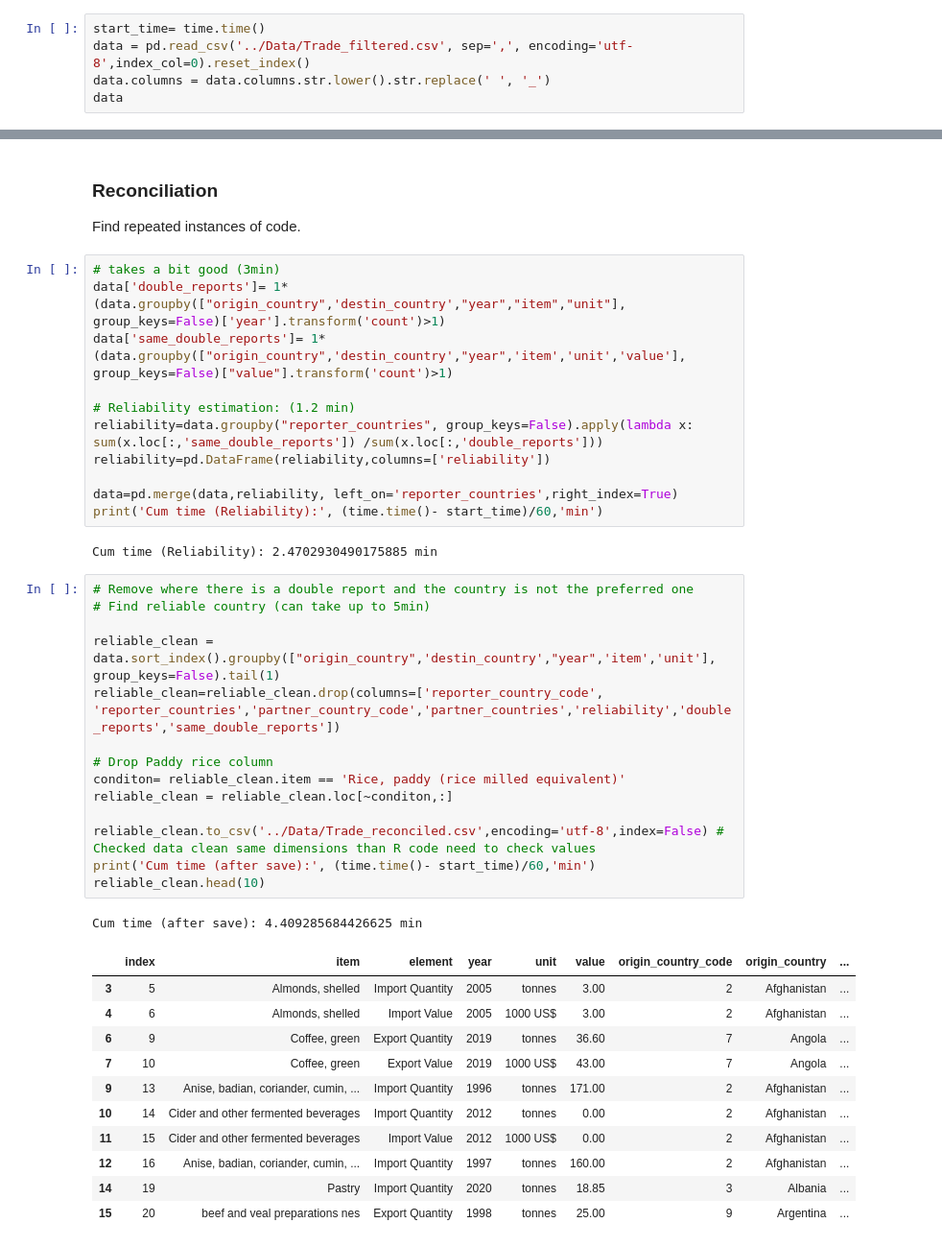
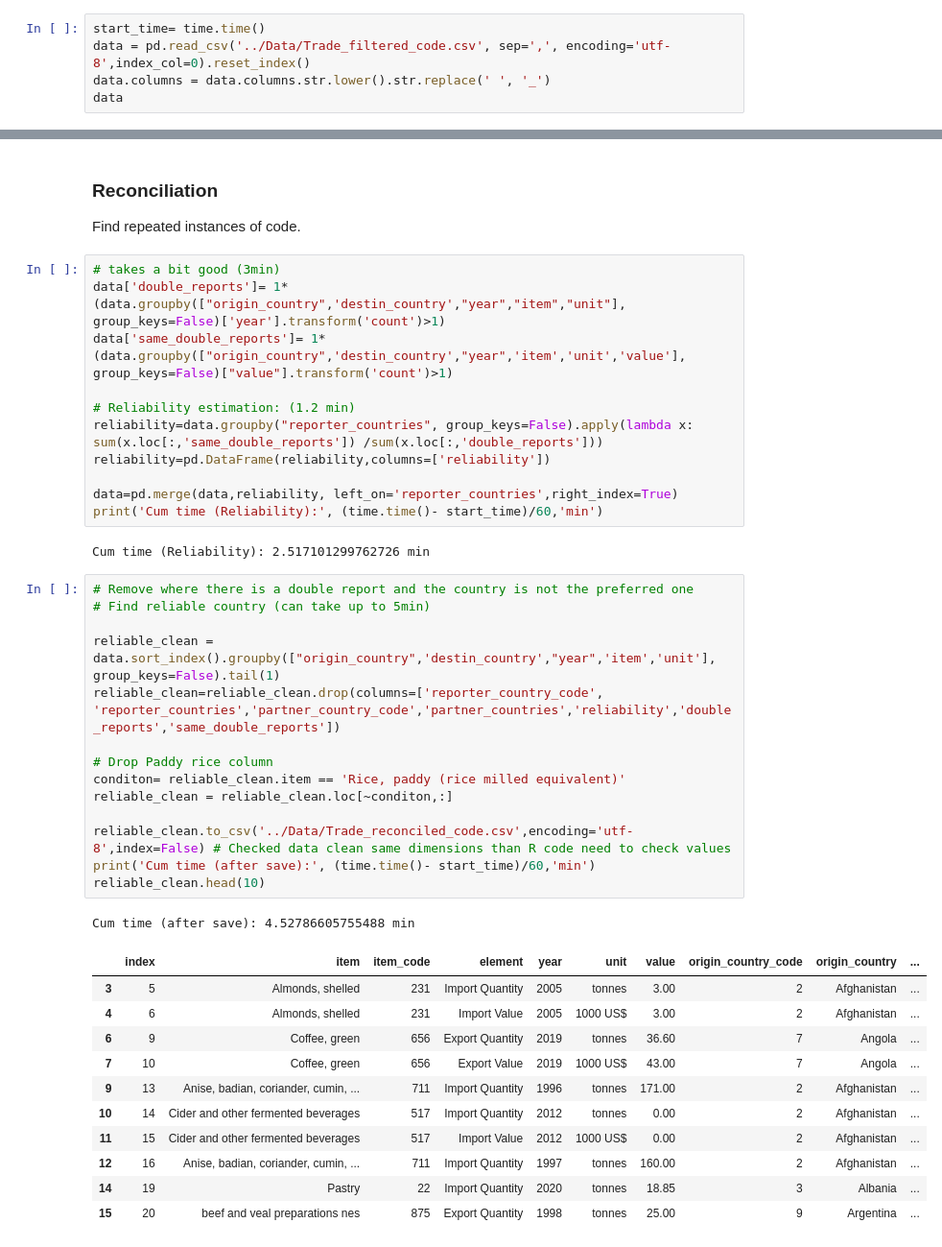
Before and after one commit to AFosch/Food_trade, a Jupyter notebook: Scripts/2_Reconcile.ipynb, the cells around one changed output, grey strips where cells are left out. Shown at 96% size. Drawn from its saved outputs; the diff is of its cells as text.

```diff
--- a/Scripts/2_Reconcile.ipynb
+++ b/Scripts/2_Reconcile.ipynb
@@ -6,7 +6,7 @@ import numpy as np
 import time
 # %%
 start_time= time.time()
-data = pd.read_csv('../Data/Trade_filtered.csv', sep=',', encoding='utf-8',index_col=0).reset_index()
+data = pd.read_csv('../Data/Trade_filtered_code.csv', sep=',', encoding='utf-8',index_col=0).reset_index()
 data.columns = data.columns.str.lower().str.replace(' ', '_')
 data
 # %% [output]
@@ -63,33 +63,33 @@ reliability=pd.DataFrame(reliability,columns=['reliability'])
 data=pd.merge(data,reliability, left_on='reporter_countries',right_index=True)
 print('Cum time (Reliability):', (time.time()- start_time)/60,'min')
 # %% [output]
-Cum time (Reliability): 2.4702930490175885 min
+Cum time (Reliability): 2.517101299762726 min
 # %%
 # Remove where there is a double report and the country is not the preferred one
 # Find reliable country (can take up to 5min)
 
 reliable_clean = data.sort_index().groupby(["origin_country",'destin_country',"year",'item','unit'], group_keys=False).tail(1)
 reliable_clean=reliable_clean.drop(columns=['reporter_country_code', 'reporter_countries','partner_country_code','partner_countries','reliability','double_reports','same_double_reports'])
 
 # Drop Paddy rice column
 conditon= reliable_clean.item == 'Rice, paddy (rice milled equivalent)'
 reliable_clean = reliable_clean.loc[~conditon,:]
 
-reliable_clean.to_csv('../Data/Trade_reconciled.csv',encoding='utf-8',index=False) # Checked data clean same dimensions than R code need to check values
+reliable_clean.to_csv('../Data/Trade_reconciled_code.csv',encoding='utf-8',index=False) # Checked data clean same dimensions than R code need to check values
 print('Cum time (after save):', (time.time()- start_time)/60,'min')
 reliable_clean.head(10)
 # %% [output]
-Cum time (after save): 4.409285684426625 min
+Cum time (after save): 4.52786605755488 min
-|  | index | item | element | year | unit | value | origin_country_code | origin_country | ... |
-| 3 | 5 | Almonds, shelled | Import Quantity | 2005 | tonnes | 3.00 | 2 | Afghanistan | ... |
-| 4 | 6 | Almonds, shelled | Import Value | 2005 | 1000 US$ | 3.00 | 2 | Afghanistan | ... |
-| 6 | 9 | Coffee, green | Export Quantity | 2019 | tonnes | 36.60 | 7 | Angola | ... |
-| 7 | 10 | Coffee, green | Export Value | 2019 | 1000 US$ | 43.00 | 7 | Angola | ... |
-| 9 | 13 | Anise, badian, coriander, cumin, ... | Import Quantity | 1996 | tonnes | 171.00 | 2 | Afghanistan | ... |
-| 10 | 14 | Cider and other fermented beverages | Import Quantity | 2012 | tonnes | 0.00 | 2 | Afghanistan | ... |
-| 11 | 15 | Cider and other fermented beverages | Import Value | 2012 | 1000 US$ | 0.00 | 2 | Afghanistan | ... |
-| 12 | 16 | Anise, badian, coriander, cumin, ... | Import Quantity | 1997 | tonnes | 160.00 | 2 | Afghanistan | ... |
-| 14 | 19 | Pastry | Import Quantity | 2020 | tonnes | 18.85 | 3 | Albania | ... |
-| 15 | 20 | beef and veal preparations nes | Export Quantity | 1998 | tonnes | 25.00 | 9 | Argentina | ... |
+|  | index | item | item_code | element | year | unit | value | origin_country_code | origin_country | ... |
+| 3 | 5 | Almonds, shelled | 231 | Import Quantity | 2005 | tonnes | 3.00 | 2 | Afghanistan | ... |
+| 4 | 6 | Almonds, shelled | 231 | Import Value | 2005 | 1000 US$ | 3.00 | 2 | Afghanistan | ... |
+| 6 | 9 | Coffee, green | 656 | Export Quantity | 2019 | tonnes | 36.60 | 7 | Angola | ... |
+| 7 | 10 | Coffee, green | 656 | Export Value | 2019 | 1000 US$ | 43.00 | 7 | Angola | ... |
+| 9 | 13 | Anise, badian, coriander, cumin, ... | 711 | Import Quantity | 1996 | tonnes | 171.00 | 2 | Afghanistan | ... |
+| 10 | 14 | Cider and other fermented beverages | 517 | Import Quantity | 2012 | tonnes | 0.00 | 2 | Afghanistan | ... |
+| 11 | 15 | Cider and other fermented beverages | 517 | Import Value | 2012 | 1000 US$ | 0.00 | 2 | Afghanistan | ... |
+| 12 | 16 | Anise, badian, coriander, cumin, ... | 711 | Import Quantity | 1997 | tonnes | 160.00 | 2 | Afghanistan | ... |
+| 14 | 19 | Pastry | 22 | Import Quantity | 2020 | tonnes | 18.85 | 3 | Albania | ... |
+| 15 | 20 | beef and veal preparations nes | 875 | Export Quantity | 1998 | tonnes | 25.00 | 9 | Argentina | ... |
 # %%
 # Compare to R dataset
```
Also changed, not shown: parts of 2 cells of this notebook, 12 other files.
